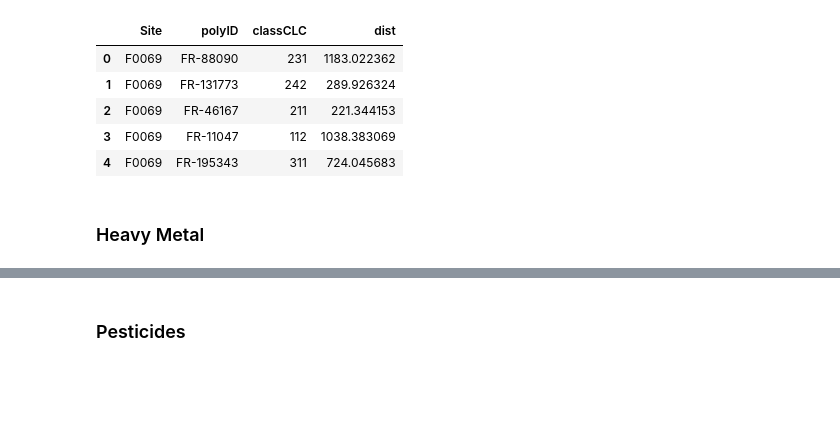
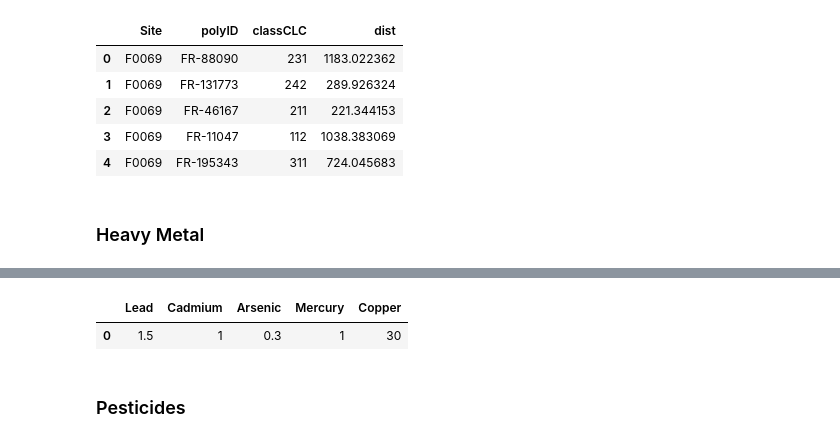
Before and after one commit to Demesmaeker/beeOdiversity, a Jupyter notebook: 01_preprocessing.ipynb, the cells around one changed output, grey strips where cells are left out. Saved outputs shown, nothing was run; the diff lists cells and outputs as text; code cells hidden in the pictures; blank space fills up the shorter version.

```diff
--- a/01_preprocessing.ipynb
+++ b/01_preprocessing.ipynb
@@ -73,3 +82,17 @@ distances_df.head(5)
+# %%
+MRL_HM_dict = {
+    'Lead' : [1.5],
+    'Cadmium' : [1],
+    'Arsenic' : [0.3],
+    'Mercury' : [1],
+    'Copper' : [30]
+}
+
+MRL_HM = pd.DataFrame.from_dict(MRL_HM_dict)
+MRL_HM
+# %% [output]
+|  | Lead | Cadmium | Arsenic | Mercury | Copper |
+| 0 | 1.5 | 1 | 0.3 | 1 | 30 |
 # %% [markdown]
 ### Pesticides
 # %% [markdown]
```
Also changed, not shown: parts of 10 cells of this notebook.
